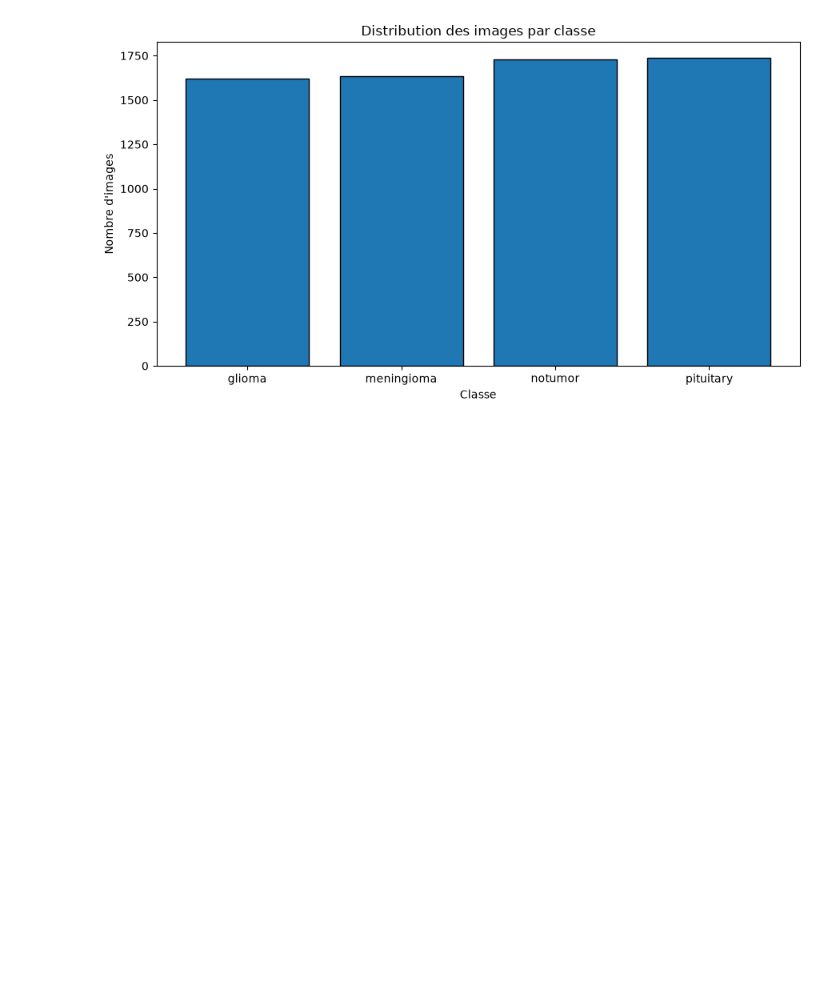
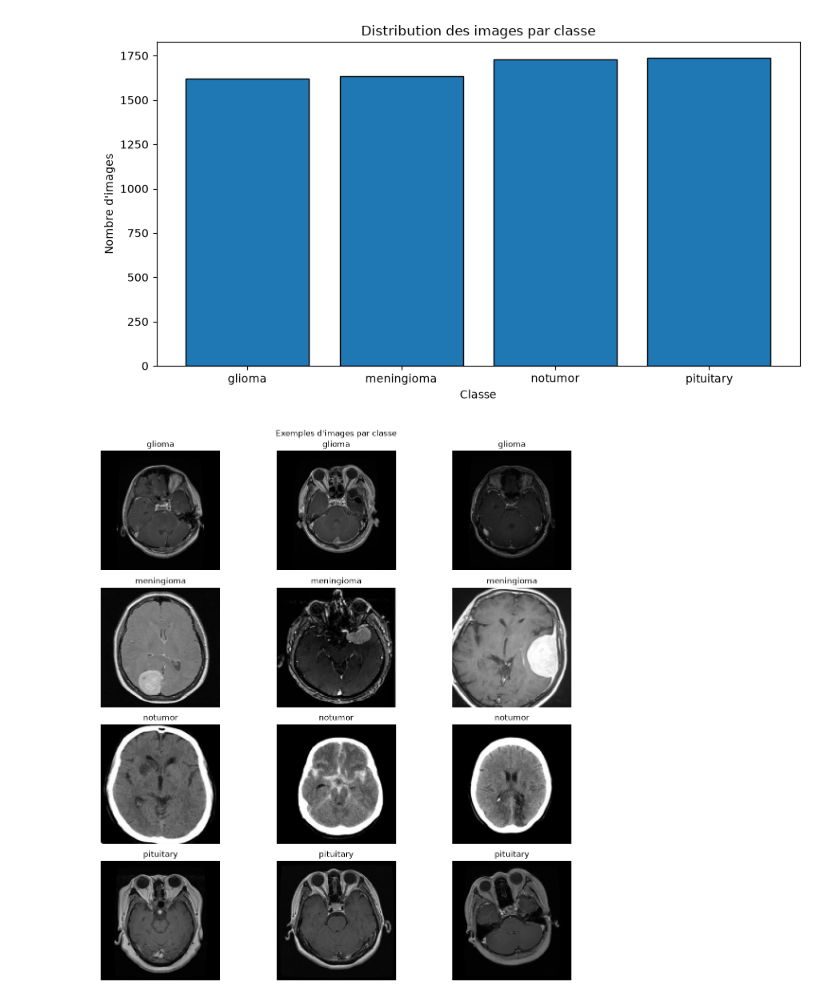
Before and after one commit to SaadiaAjbbar/BrainScan, a Jupyter notebook: notebooks/01_preprocessing.ipynb, the cells around one changed output. Cells and saved outputs as stored; diff of their text form; code cells hidden in the pictures; blank space fills up the shorter version.

Commit message:
Montrer un échantillon d'images pour chaque classe

```diff
--- a/notebooks/01_preprocessing.ipynb
+++ b/notebooks/01_preprocessing.ipynb
@@ -220,3 +220,40 @@ Nombre d'images par classe :
 | notumor | 1731 |
 | pituitary | 1740 |
 [figure]
+# %%
+# Nombre d'images à afficher par classe
+N_SAMPLES = 3
+
+fig, axes = plt.subplots(
+    len(CLASSES),
+    N_SAMPLES,
+    figsize=(12, 12)
+)
+
+for class_index, class_name in enumerate(CLASSES):
+
+    # Indices des images appartenant à cette classe
+    class_indices = np.where(y == class_name)[0]
+
+    # Sélectionner jusqu'à N_SAMPLES images
+    selected_indices = class_indices[:N_SAMPLES]
+
+    for column_index in range(N_SAMPLES):
+
+        ax = axes[class_index, column_index]
+
+        if column_index < len(selected_indices):
+
+            image_index = selected_indices[column_index]
+            image = X[image_index]
+
+            ax.imshow(image)
+            ax.set_title(class_name)
+
+        ax.axis("off")
+
+plt.suptitle("Exemples d'images par classe")
+plt.tight_layout()
+plt.show()
+# %% [output]
+[figure, added]
```
